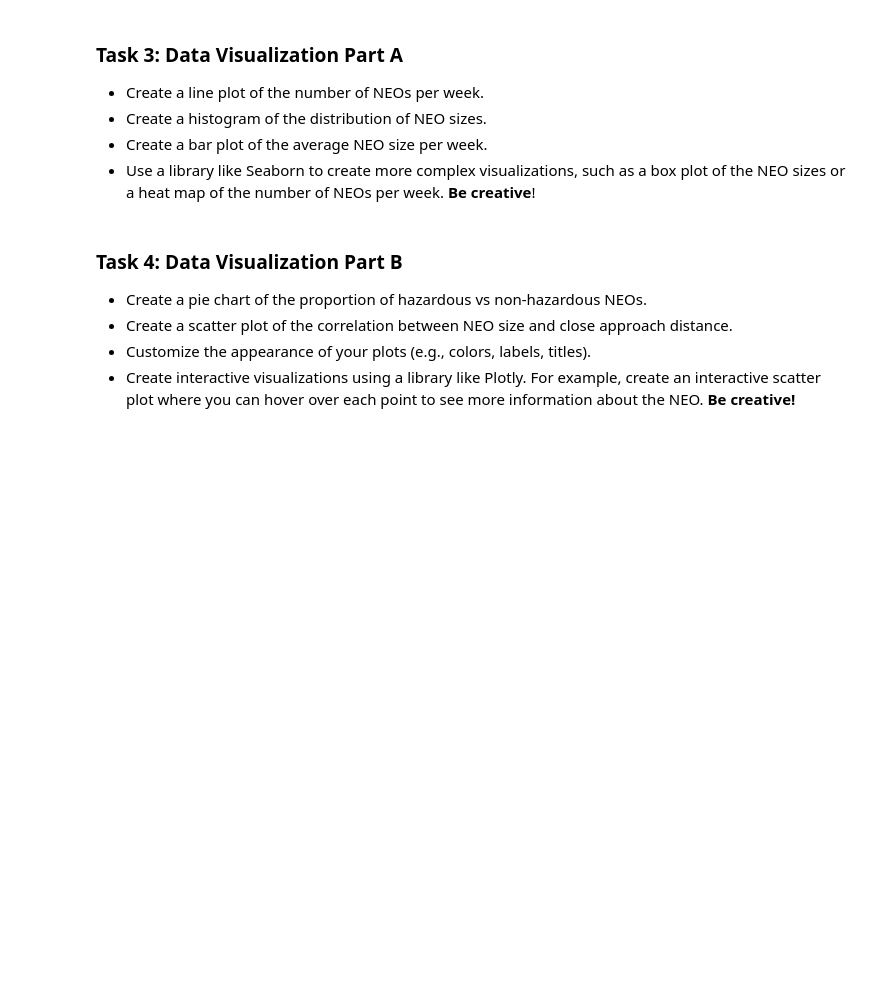
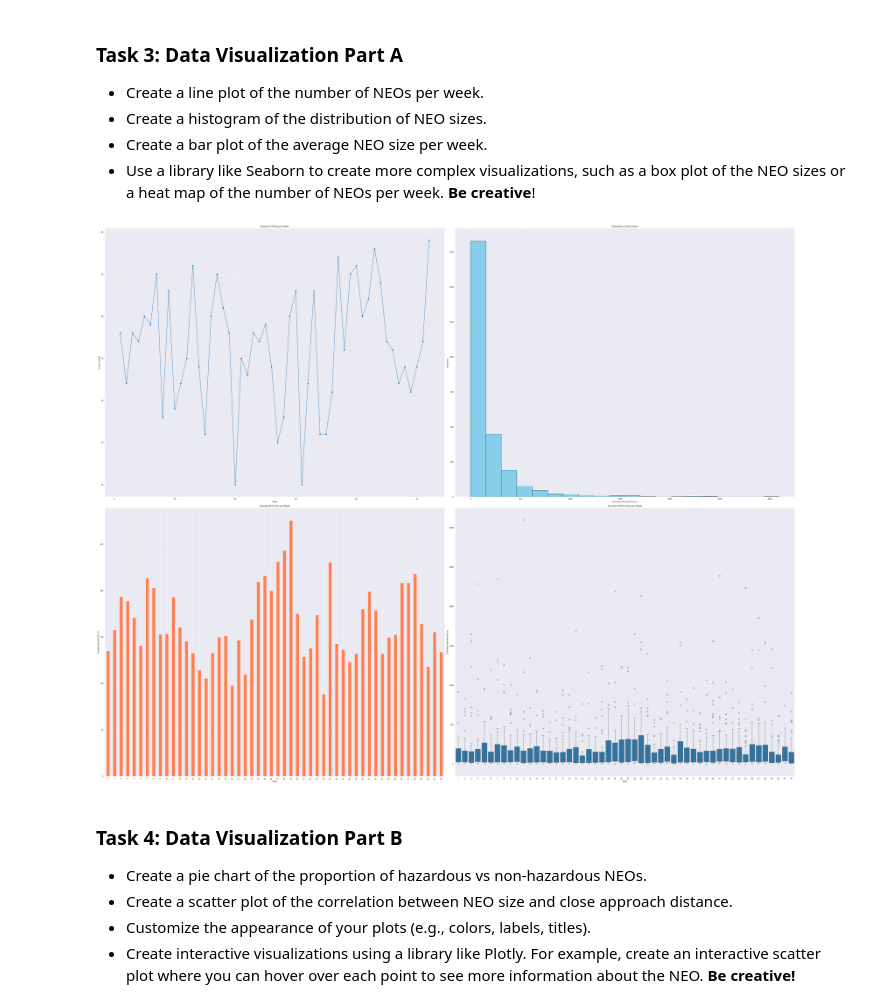
Before and after one commit to DenizIsikli/62444-DataVisualization-Analysis, a Jupyter notebook: 5_nasa_data_collection_and_visualization.ipynb, the cells around one changed output. Saved outputs shown, nothing was run; the diff lists cells and outputs as text; code cells hidden in the pictures; blank space fills up the shorter version.

```diff
--- a/5_nasa_data_collection_and_visualization.ipynb
+++ b/5_nasa_data_collection_and_visualization.ipynb
@@ -147,3 +163,54 @@ df
+# %%
+import pandas as pd
+import numpy as np
+import matplotlib.pyplot as plt
+import seaborn as sns
+from datetime import timedelta
+import pickle
+
+# Convert 'date' column to datetime and extract the week number
+df['week'] = pd.to_datetime(df['close_approach_date_full']).dt.isocalendar().week
+
+plt.figure(figsize=(40, 30))
+
+# Group by 'week' and count unique 'id' for the number of NEOs per week
+neos_per_week = df.groupby('week')['id'].nunique()
+
+# Line plot for the number of NEOs per week
+plt.subplot(2, 2, 1)
+neos_per_week.plot(kind='line', marker='o')
+plt.title('Number of NEOs per Week')
+plt.xlabel('Week')
+plt.ylabel('Count of NEOs')
+
+# Histogram for the distribution of NEO sizes
+sizes = df['estimated_diameter_min (m)']
+plt.subplot(2, 2, 2)
+plt.hist(sizes, bins=20, color='skyblue', edgecolor='black')
+plt.title('Distribution of NEO Sizes')
+plt.xlabel('Estimated Diameter Min (m)')
+plt.ylabel('Frequency')
+
+# Bar plot for the average NEO size per week
+average_size_per_week = df.groupby('week')['estimated_diameter_min (m)'].mean()
+plt.subplot(2, 2, 3)
+average_size_per_week.plot(kind='bar', color='coral')
+plt.title('Average NEO Size per Week')
+plt.xlabel('Week')
+plt.ylabel('Average Diameter Min (m)')
+
+# Box plot of NEO sizes using Seaborn
+plt.subplot(2, 2, 4)
+sns.boxplot(data=df, x='week', y='estimated_diameter_min (m)')
+plt.title('Box Plot of NEO Sizes per Week')
+plt.xlabel('Week')
+plt.ylabel('Estimated Diameter Min (m)')
+
+# Adjust layout to prevent overlap and show plots
+plt.tight_layout()
+plt.show()
+# %% [output]
+[figure, added]
 # %% [markdown]
 ### Task 4: Data Visualization Part B
 
```
Also changed, not shown: parts of 5 cells of this notebook.
